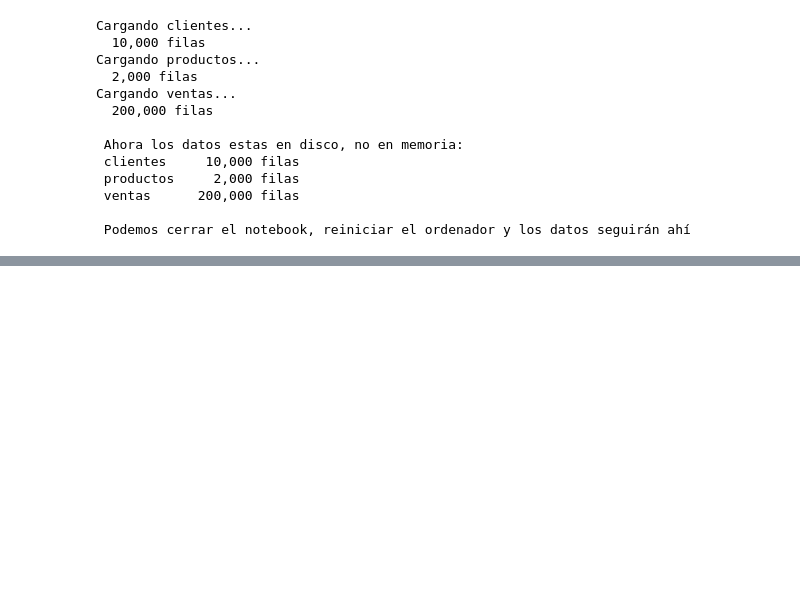
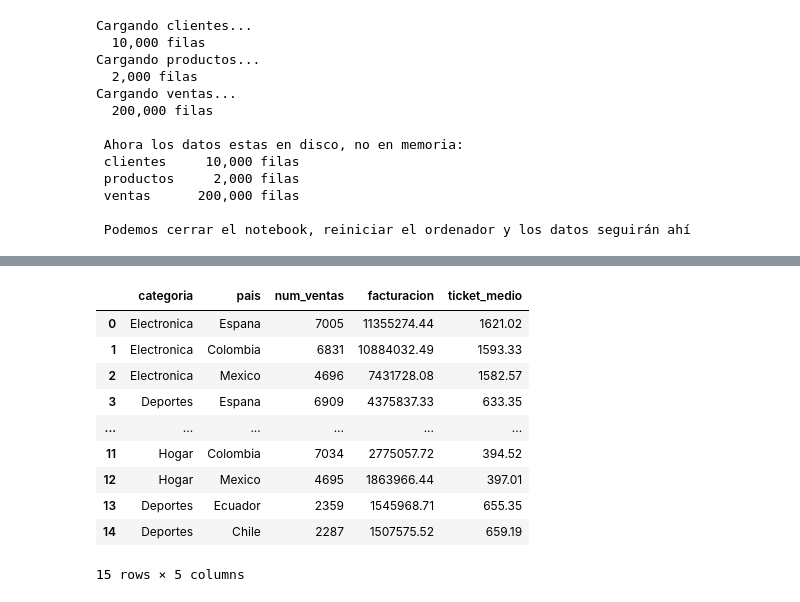
Before and after one commit to Jorge0827/MasterIA-Cohorte7, a Jupyter notebook: Modulo_2/Unidad_1/Clase_2_persistencia/notebooks/persistencia_base_de_datos.ipynb, the cells around one changed output, grey strips where cells are left out. Cells and saved outputs as stored; diff of their text form; code cells hidden in the pictures; blank space fills up the shorter version.

```diff
--- a/Modulo_2/Unidad_1/Clase_2_persistencia/notebooks/persistencia_base_de_datos.ipynb
+++ b/Modulo_2/Unidad_1/Clase_2_persistencia/notebooks/persistencia_base_de_datos.ipynb
@@ -170,0 +320,31 @@ Cargando ventas...
+# %%
+#Facturacion por categoría de producto y país del cliente
+resumen = consultar("""
+    SELECT
+        p.categoria,
+        c.pais,
+        COUNT(*)               AS num_ventas,
+        SUM(v.total)           AS facturacion,
+        ROUND(AVG(v.total), 2) AS ticket_medio
+    FROM ventas v
+    JOIN clientes c ON v.cliente_id = c.cliente_id
+    JOIN productos p ON v.producto_id = p.producto_id
+    GROUP BY p.categoria, c.pais
+    HAVING SUM(v.total) > 100000          -- solo grupos relevantes
+    ORDER BY facturacion DESC
+    LIMIT 15
+""")
+
+resumen
+# %% [output]
+|  | categoria | pais | num_ventas | facturacion | ticket_medio |
+| 0 | Electronica | Espana | 7005 | 11355274.44 | 1621.02 |
+| 1 | Electronica | Colombia | 6831 | 10884032.49 | 1593.33 |
+| 2 | Electronica | Mexico | 4696 | 7431728.08 | 1582.57 |
+| 3 | Deportes | Espana | 6909 | 4375837.33 | 633.35 |
+| ... | ... | ... | ... | ... | ... |
+| 11 | Hogar | Colombia | 7034 | 2775057.72 | 394.52 |
+| 12 | Hogar | Mexico | 4695 | 1863966.44 | 397.01 |
+| 13 | Deportes | Ecuador | 2359 | 1545968.71 | 655.35 |
+| 14 | Deportes | Chile | 2287 | 1507575.52 | 659.19 |
+15 rows × 5 columns
```
Also changed, not shown: parts of 20 cells of this notebook.
